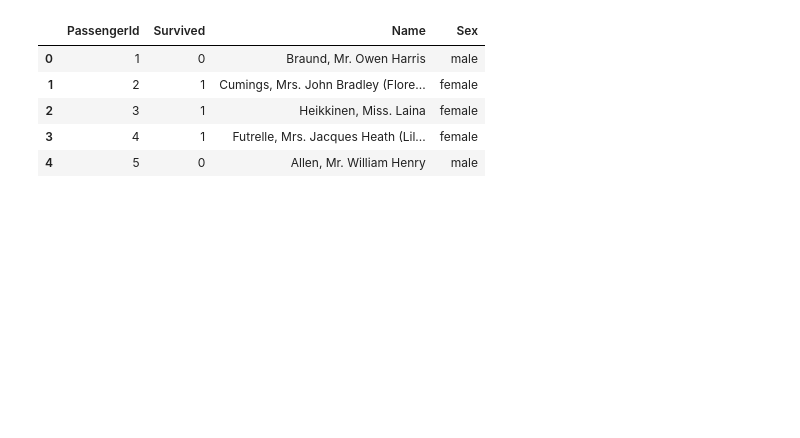
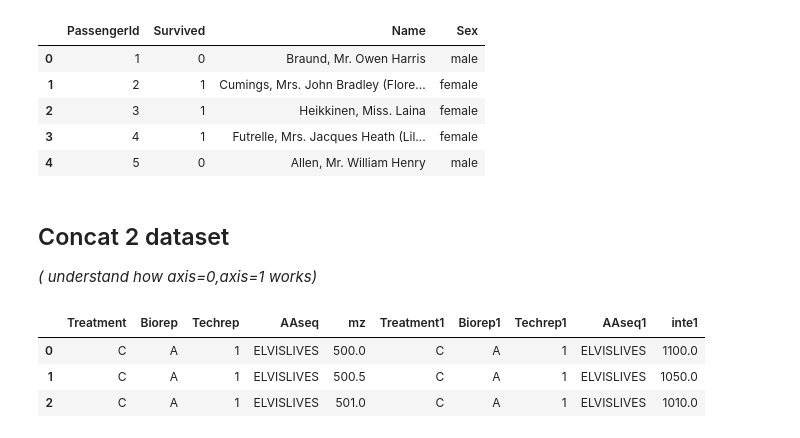
Before and after one commit to Subikash/Deep-Training, a Jupyter notebook: Pandas_tutorial_Day_2.ipynb, the cells around one changed output. Drawn from its saved outputs; the diff is of its cells as text; code cells hidden in the pictures; blank space fills up the shorter version.

```diff
--- a/Pandas_tutorial_Day_2.ipynb
+++ b/Pandas_tutorial_Day_2.ipynb
@@ -346,3 +346,28 @@ result.head()
 | 2 | 3 | 1 | Heikkinen, Miss. Laina | female |
 | 3 | 4 | 1 | Futrelle, Mrs. Jacques Heath (Lil... | female |
 | 4 | 5 | 0 | Allen, Mr. William Henry | male |
+# %% [markdown]
+## Concat 2 dataset
+*( understand how axis=0,axis=1 works)*
+# %%
+## concat example
+import pandas as pd
+dict_data = {'Treatment': ['C', 'C', 'C'],
+             'Biorep': ['A', 'A', 'A'],
+             'Techrep': [1, 1, 1],
+             'AAseq': ['ELVISLIVES', 'ELVISLIVES', 'ELVISLIVES'],
+             'mz':[500.0, 500.5, 501.0]}
+df_a = pd.DataFrame(dict_data)
+dict_data = {'Treatment1': ['C', 'C', 'C'],
+             'Biorep1': ['A', 'A', 'A'],
+             'Techrep1': [1, 1, 1],
+             'AAseq1': ['ELVISLIVES', 'ELVISLIVES', 'ELVISLIVES'],
+             'inte1':[1100.0, 1050.0, 1010.0]}
+df_b = pd.DataFrame(dict_data)
+# %%
+pd.concat([df_a,df_b], axis=1)
+# %% [output]
+|  | Treatment | Biorep | Techrep | AAseq | mz | Treatment1 | Biorep1 | Techrep1 | AAseq1 | inte1 |
+| 0 | C | A | 1 | ELVISLIVES | 500.0 | C | A | 1 | ELVISLIVES | 1100.0 |
+| 1 | C | A | 1 | ELVISLIVES | 500.5 | C | A | 1 | ELVISLIVES | 1050.0 |
+| 2 | C | A | 1 | ELVISLIVES | 501.0 | C | A | 1 | ELVISLIVES | 1010.0 |
```
Also changed, not shown: parts of 4 cells of this notebook.
